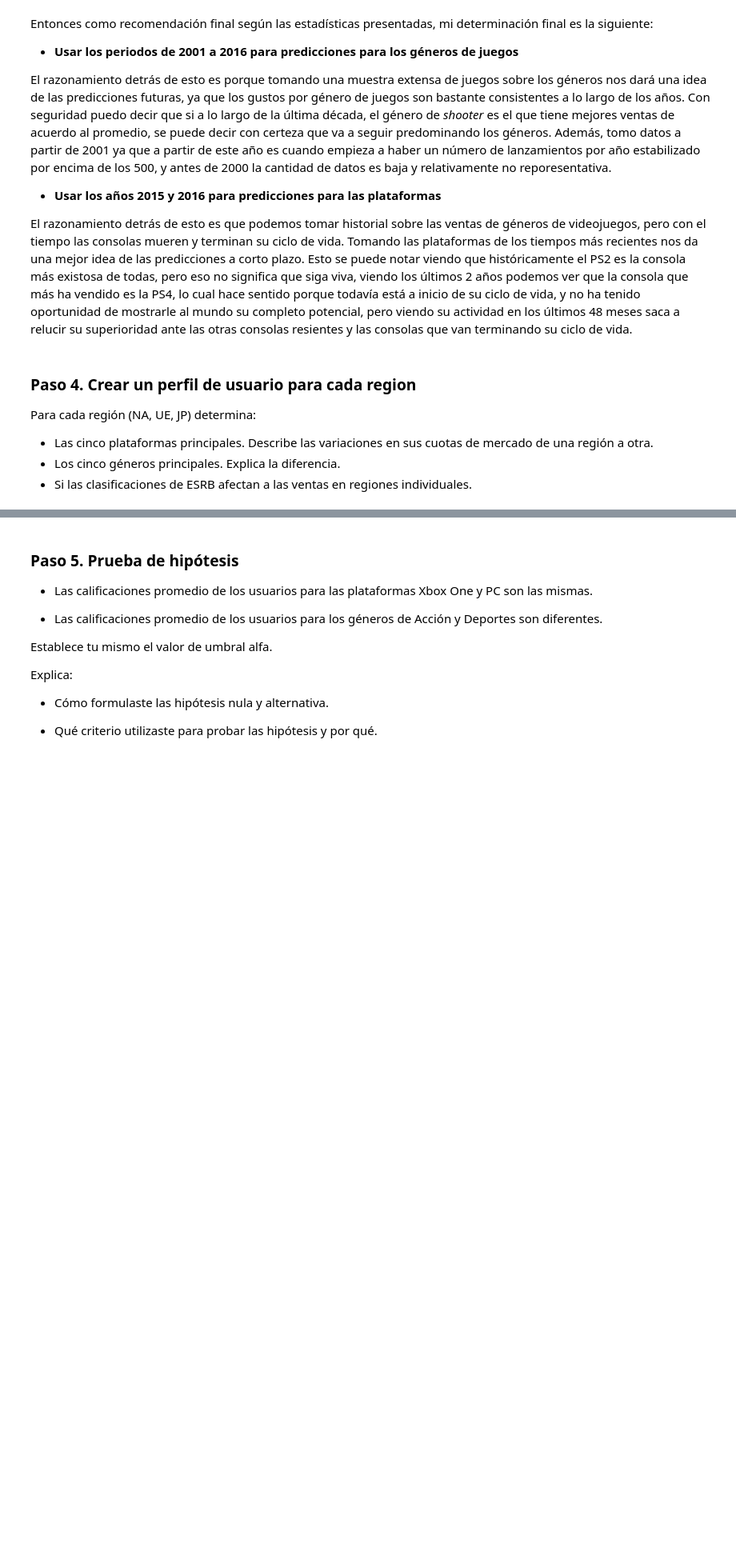
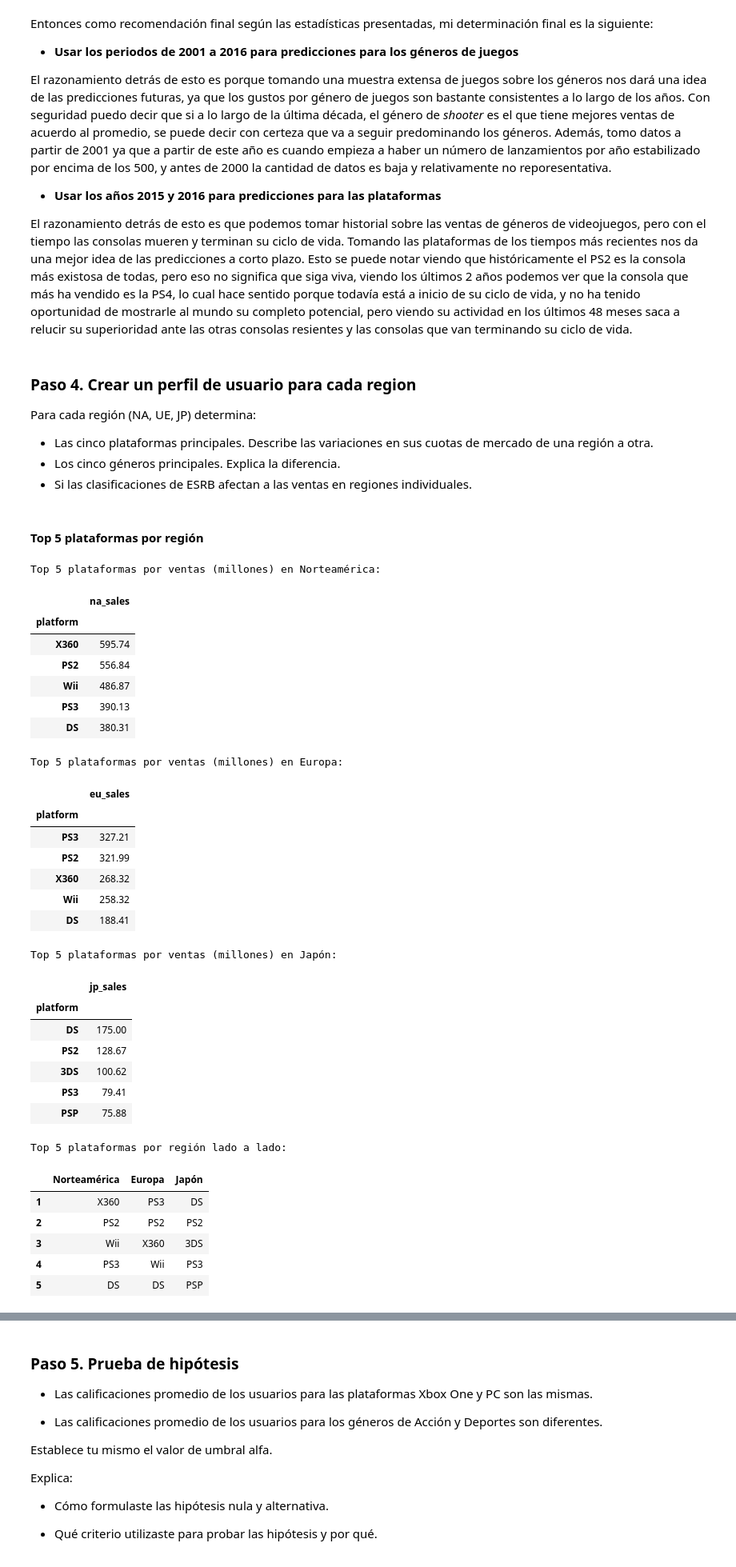
Before and after one commit to RulasBoy/TripleTen-Bootcamp, a Jupyter notebook: Sprint 6/notebook.ipynb, the cells around one changed output, grey strips where cells are left out. Shown at 80% size. Cells and saved outputs as stored; diff of their text form; code cells hidden in the pictures; blank space fills up the shorter version.

```diff
--- a/Sprint 6/notebook.ipynb
+++ b/Sprint 6/notebook.ipynb
@@ -628,3 +628,63 @@ Para cada región (NA, UE, JP) determina:
 - Las cinco plataformas principales. Describe las variaciones en sus cuotas de mercado de una región a otra.
 - Los cinco géneros principales. Explica la diferencia.
 - Si las clasificaciones de ESRB afectan a las ventas en regiones individuales.
+# %% [markdown]
+#### Top 5 plataformas por región
+# %%
+# Agrupar por plataforma y sumar las ventas por región
+platform_sales = df_games.groupby('platform')[['na_sales', 'eu_sales', 'jp_sales']].sum()
+
+# Obtener el top 5 de cada región
+top5_na = platform_sales.sort_values('na_sales', ascending=False).head(5)[['na_sales']]
+top5_eu = platform_sales.sort_values('eu_sales', ascending=False).head(5)[['eu_sales']]
+top5_jp = platform_sales.sort_values('jp_sales', ascending=False).head(5)[['jp_sales']]
+
+# Mostrar resultados
+print("Top 5 plataformas por ventas (millones) en Norteamérica:")
+display(top5_na)
+
+print("Top 5 plataformas por ventas (millones) en Europa:")
+display(top5_eu)
+
+print("Top 5 plataformas por ventas (millones) en Japón:")
+display(top5_jp)
+
+# Hacer un dataframe para apreciar mejor el top 5 de cada region, lado a lado
+print("Top 5 plataformas por región lado a lado:")
+display(pd.DataFrame({
+    'Norteamérica': top5_na.index.tolist(),
+    'Europa': top5_eu.index.tolist(),
+    'Japón': top5_jp.index.tolist()
+}, index=range(1, 6)))
+# %% [output]
+Top 5 plataformas por ventas (millones) en Norteamérica:
+|  | na_sales |
+| platform |  |
+| X360 | 595.74 |
+| PS2 | 556.84 |
+| Wii | 486.87 |
+| PS3 | 390.13 |
+| DS | 380.31 |
+Top 5 plataformas por ventas (millones) en Europa:
+|  | eu_sales |
+| platform |  |
+| PS3 | 327.21 |
+| PS2 | 321.99 |
+| X360 | 268.32 |
+| Wii | 258.32 |
+| DS | 188.41 |
+Top 5 plataformas por ventas (millones) en Japón:
+|  | jp_sales |
+| platform |  |
+| DS | 175.00 |
+| PS2 | 128.67 |
+| 3DS | 100.62 |
+| PS3 | 79.41 |
+| PSP | 75.88 |
+Top 5 plataformas por región lado a lado:
+|  | Norteamérica | Europa | Japón |
+| 1 | X360 | PS3 | DS |
+| 2 | PS2 | PS2 | PS2 |
+| 3 | Wii | X360 | 3DS |
+| 4 | PS3 | Wii | PS3 |
+| 5 | DS | DS | PSP |
```
Also changed, not shown: parts of 16 cells of this notebook.
